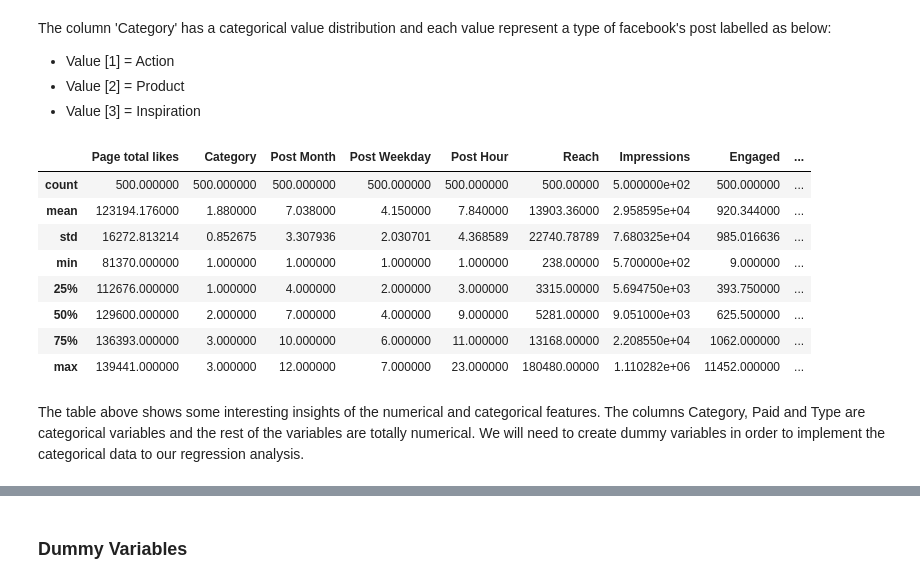
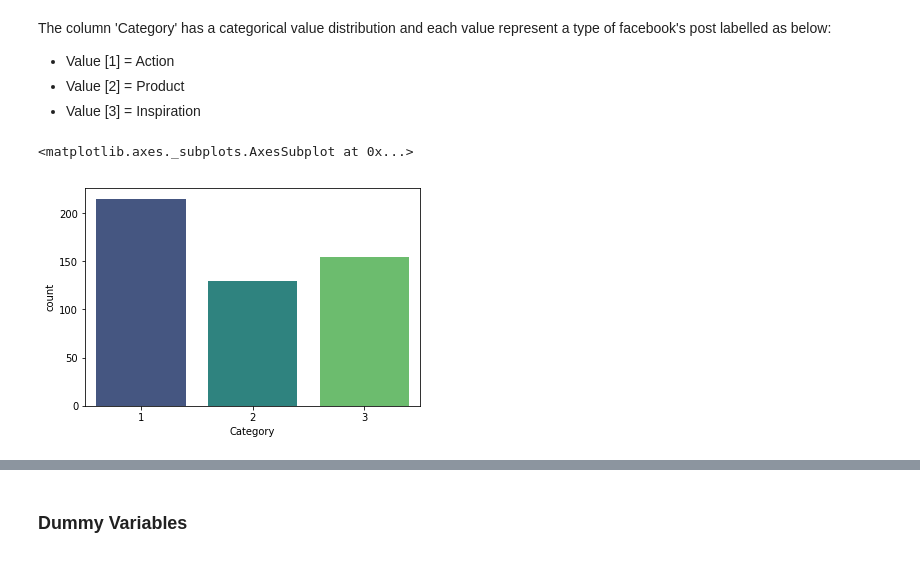
Before and after one commit to mtfaye/Performance-Metrics-Facebook-s-Page, a Jupyter notebook: Social_media_metrics.ipynb, the cells around one changed output, grey strips where cells are left out. Cells and saved outputs as stored; diff of their text form; code cells hidden in the pictures.

```diff
--- a/Social_media_metrics.ipynb
+++ b/Social_media_metrics.ipynb
@@ -86,19 +89,8 @@ The column 'Category' has a categorical value distribution and each value repres
 - Value [1] = Action
 - Value [2] = Product
 - Value [3] = Inspiration
-# %%
-df.describe()
-# %% [output]
-|  | Page total likes | Category | Post Month | Post Weekday | Post Hour | Reach | Impressions | Engaged | ... |
-| count | 500.000000 | 500.000000 | 500.000000 | 500.000000 | 500.000000 | 500.00000 | 5.000000e+02 | 500.000000 | ... |
-| mean | 123194.176000 | 1.880000 | 7.038000 | 4.150000 | 7.840000 | 13903.36000 | 2.958595e+04 | 920.344000 | ... |
-| std | 16272.813214 | 0.852675 | 3.307936 | 2.030701 | 4.368589 | 22740.78789 | 7.680325e+04 | 985.016636 | ... |
-| min | 81370.000000 | 1.000000 | 1.000000 | 1.000000 | 1.000000 | 238.00000 | 5.700000e+02 | 9.000000 | ... |
-| 25% | 112676.000000 | 1.000000 | 4.000000 | 2.000000 | 3.000000 | 3315.00000 | 5.694750e+03 | 393.750000 | ... |
-| 50% | 129600.000000 | 2.000000 | 7.000000 | 4.000000 | 9.000000 | 5281.00000 | 9.051000e+03 | 625.500000 | ... |
-| 75% | 136393.000000 | 3.000000 | 10.000000 | 6.000000 | 11.000000 | 13168.00000 | 2.208550e+04 | 1062.000000 | ... |
-| max | 139441.000000 | 3.000000 | 12.000000 | 7.000000 | 23.000000 | 180480.00000 | 1.110282e+06 | 11452.000000 | ... |
-# %% [markdown]
-The table above shows some interesting insights of the numerical and categorical features.
-The columns Category, Paid and Type are categorical variables and the rest of the variables are totally numerical.
-We will need to create dummy variables in order to implement the categorical data to our regression analysis.
+# %%
+sns.countplot(df['Category'],palette='viridis')
+# %% [output]
+<matplotlib.axes._subplots.AxesSubplot at 0x...>
+[figure, added]
```
Also changed, not shown: parts of 19 cells of this notebook.
